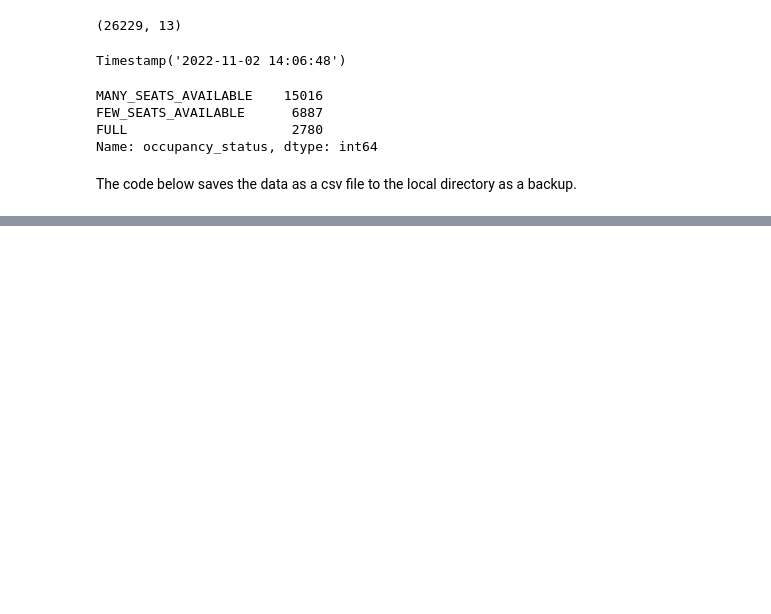
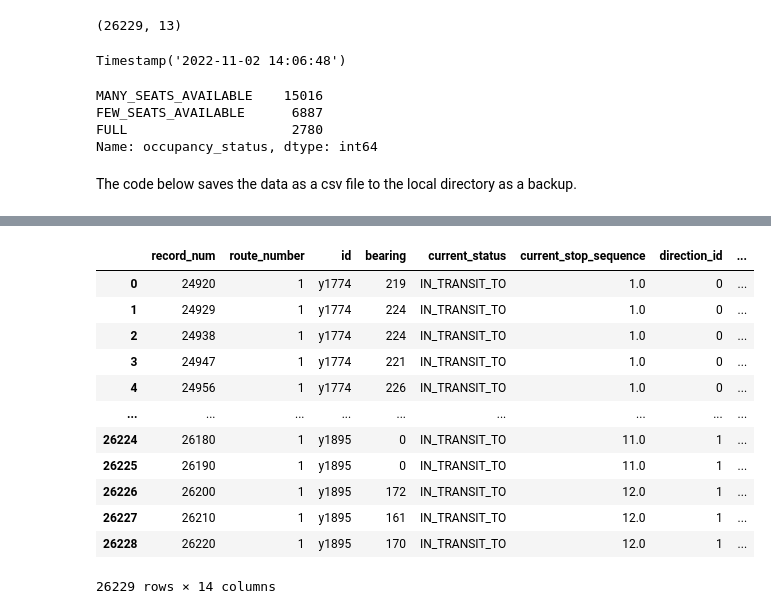
Before and after one commit to jlstewart12/Transit-Data-Application, a Jupyter notebook: src/MBTAtransitAPI.ipynb, the cells around one changed output, grey strips where cells are left out. Drawn from its saved outputs; the diff is of its cells as text; code cells hidden in the pictures; blank space fills up the shorter version.

```diff
--- a/src/MBTAtransitAPI.ipynb
+++ b/src/MBTAtransitAPI.ipynb
@@ -80,0 +63,4 @@ df.to_csv('mbta.csv')
+# %%
+import pandas as pd
+
+df = pd.read_csv("mbta_11.2.22.csv", parse_dates=['updated_at'])
@@ -80,0 +79,16 @@ df.to_csv('mbta.csv')
+# %%
+df
+# %% [output]
+|  | record_num | route_number | id | bearing | current_status | current_stop_sequence | direction_id | ... |
+| 0 | 24920 | 1 | y1774 | 219 | IN_TRANSIT_TO | 1.0 | 0 | ... |
+| 1 | 24929 | 1 | y1774 | 224 | IN_TRANSIT_TO | 1.0 | 0 | ... |
+| 2 | 24938 | 1 | y1774 | 224 | IN_TRANSIT_TO | 1.0 | 0 | ... |
+| 3 | 24947 | 1 | y1774 | 221 | IN_TRANSIT_TO | 1.0 | 0 | ... |
+| 4 | 24956 | 1 | y1774 | 226 | IN_TRANSIT_TO | 1.0 | 0 | ... |
+| ... | ... | ... | ... | ... | ... | ... | ... | ... |
+| 26224 | 26180 | 1 | y1895 | 0 | IN_TRANSIT_TO | 11.0 | 1 | ... |
+| 26225 | 26190 | 1 | y1895 | 0 | IN_TRANSIT_TO | 11.0 | 1 | ... |
+| 26226 | 26200 | 1 | y1895 | 172 | IN_TRANSIT_TO | 12.0 | 1 | ... |
+| 26227 | 26210 | 1 | y1895 | 161 | IN_TRANSIT_TO | 12.0 | 1 | ... |
+| 26228 | 26220 | 1 | y1895 | 170 | IN_TRANSIT_TO | 12.0 | 1 | ... |
+26229 rows × 14 columns
```
Also changed, not shown: parts of 20 cells of this notebook, 1 other file.
